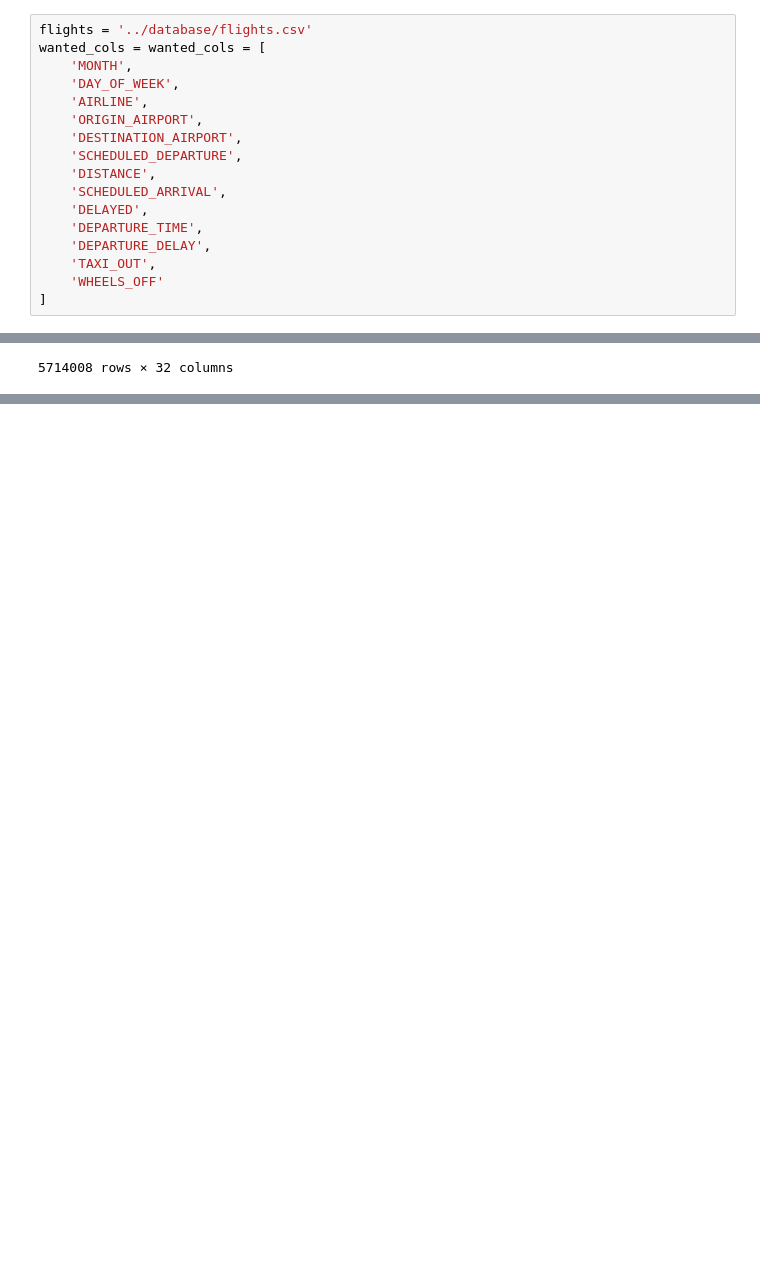
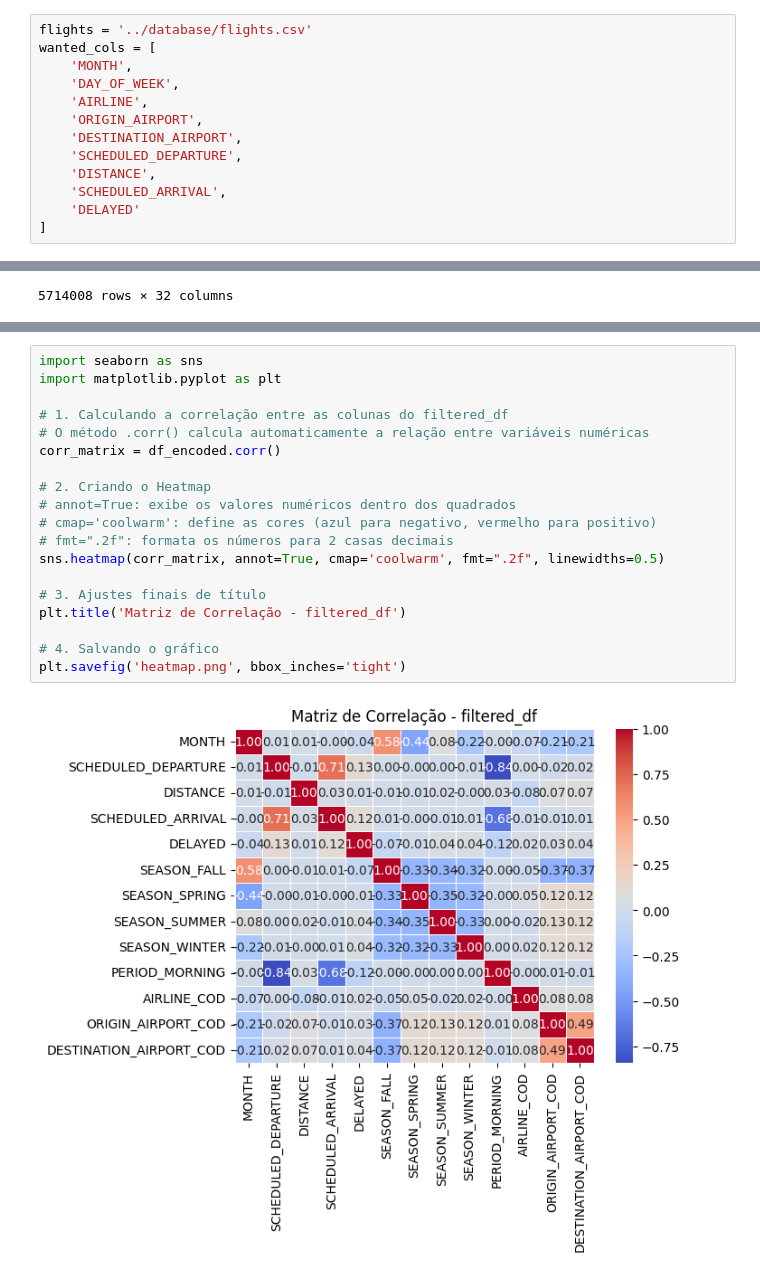
Before and after one commit to phperesdasilva/tech_challenge_3_ML, a Jupyter notebook: code/data_exploration.ipynb, the cells around one changed output, grey strips where cells are left out. Cells and saved outputs as stored; diff of their text form; blank space fills up the shorter version.

```diff
--- a/code/data_exploration.ipynb
+++ b/code/data_exploration.ipynb
@@ -11,7 +11,7 @@ from project.data_manager import DataManager
 manager = DataManager()
 # %%
 flights = '../database/flights.csv'
-wanted_cols = wanted_cols = [
+wanted_cols = [
     'MONTH',
     'DAY_OF_WEEK',
     'AIRLINE',
@@ -20,11 +20,7 @@ wanted_cols = wanted_cols = [
     'SCHEDULED_DEPARTURE',
     'DISTANCE',
     'SCHEDULED_ARRIVAL',
-    'DELAYED',
-    'DEPARTURE_TIME',
-    'DEPARTURE_DELAY',
-    'TAXI_OUT',
-    'WHEELS_OFF'
+    'DELAYED'
 ]
 # %%
 df = manager.create_flights_dataframe(delay_limit=15, csv_path=flights)
@@ -250,0 +240,21 @@ Passing `palette` without assigning `hue` is deprecated and will be removed in v
+# %%
+import seaborn as sns
+import matplotlib.pyplot as plt
+
+# 1. Calculando a correlação entre as colunas do filtered_df
+# O método .corr() calcula automaticamente a relação entre variáveis numéricas
+corr_matrix = df_encoded.corr()
+
+# 2. Criando o Heatmap
+# annot=True: exibe os valores numéricos dentro dos quadrados
+# cmap='coolwarm': define as cores (azul para negativo, vermelho para positivo)
+# fmt=".2f": formata os números para 2 casas decimais
+sns.heatmap(corr_matrix, annot=True, cmap='coolwarm', fmt=".2f", linewidths=0.5)
+
+# 3. Ajustes finais de título
+plt.title('Matriz de Correlação - filtered_df')
+
+# 4. Salvando o gráfico
+plt.savefig('heatmap.png', bbox_inches='tight')
+# %% [output]
+[figure, added]
```
Also changed, not shown: parts of 7 cells of this notebook, 2 other files.
